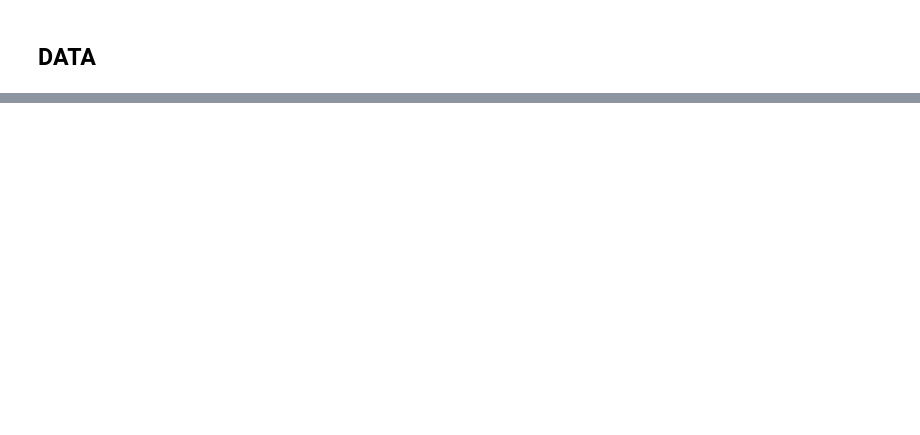
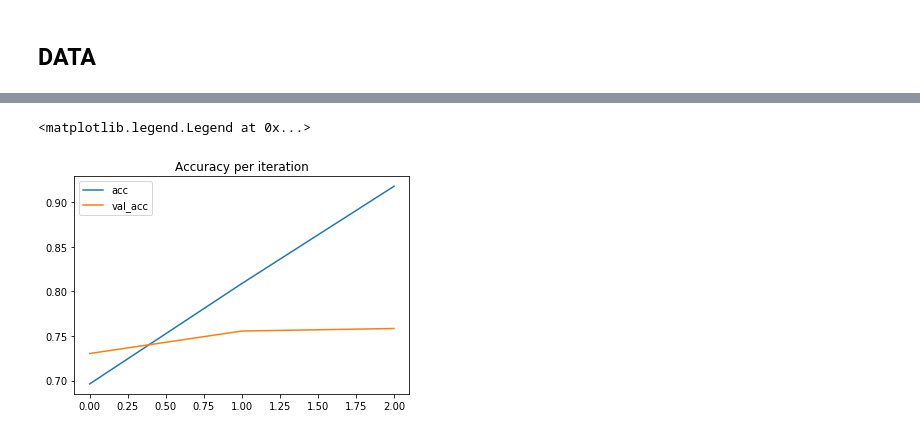
Before and after one commit to anitailango/affinity, a Jupyter notebook: backend/notebooks/CNN Classifier.ipynb, the cells around one changed output, grey strips where cells are left out. Cells and saved outputs as stored; diff of their text form; code cells hidden in the pictures; blank space fills up the shorter version.

```diff
--- a/backend/notebooks/CNN Classifier.ipynb
+++ b/backend/notebooks/CNN Classifier.ipynb
@@ -173,2 +230,10 @@ Epoch 1/5
+# %%
+plt.title('Accuracy per iteration')
+plt.plot(r.history['acc'], label='acc')
+plt.plot(r.history['val_acc'], label='val_acc')
+plt.legend()
+# %% [output]
+<matplotlib.legend.Legend at 0x...>
+[figure, added]
 # %%
 model.evaluate(X_test, y_test)
```
Also changed, not shown: parts of 29 cells of this notebook.
